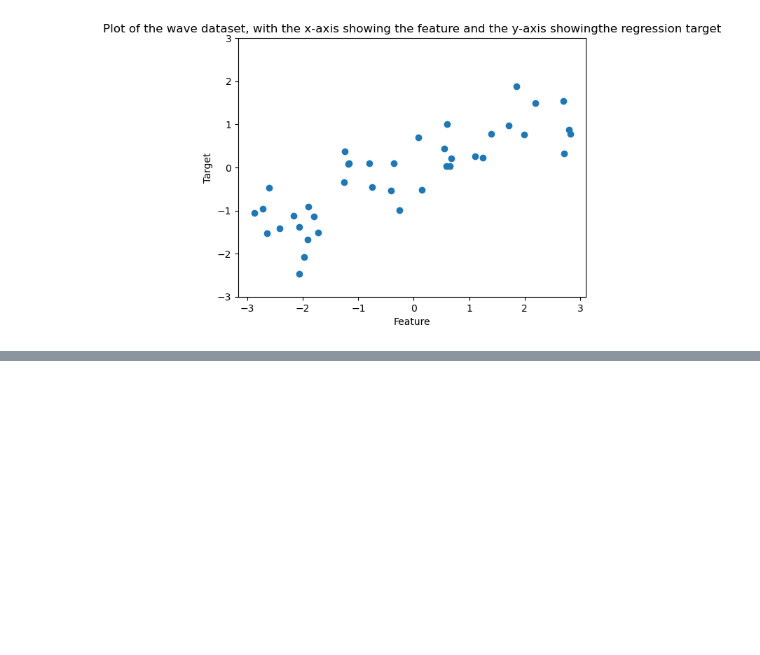
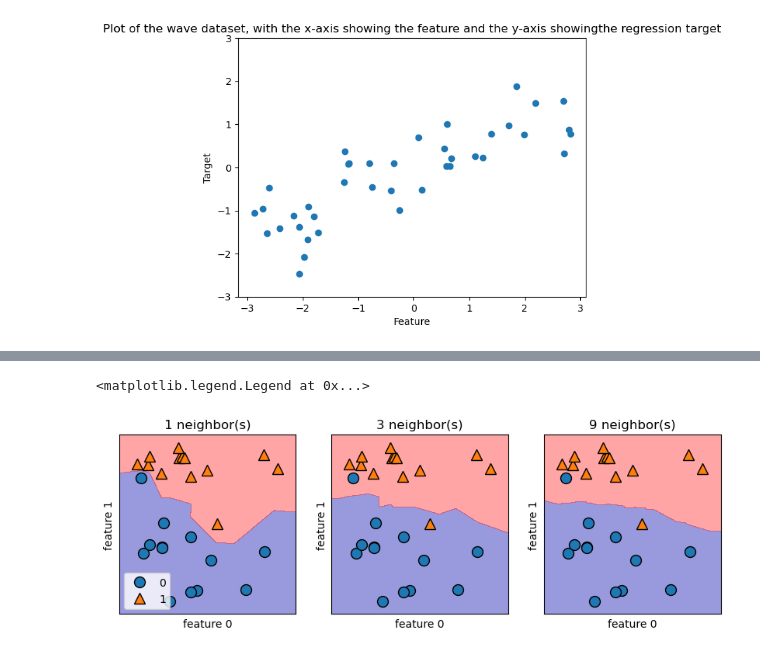
Before and after one commit to oouoz442/mml_IntorductionToMachineLearningWithPython, a Jupyter notebook: Chapter2_Inroduction_To_ML_With_Python.ipynb, the cells around one changed output, grey strips where cells are left out. Saved outputs shown, nothing was run; the diff lists cells and outputs as text; code cells hidden in the pictures; blank space fills up the shorter version.

```diff
--- a/Chapter2_Inroduction_To_ML_With_Python.ipynb
+++ b/Chapter2_Inroduction_To_ML_With_Python.ipynb
@@ -59,0 +127,15 @@ plt.show()
+# %%
+# k-nearest neighbors algorithm using scikitlearn
+# First, we split our data into a training and a test set so we can evaluate general‐
+# ization performance
+
+from sklearn.model_selection import train_test_split
+X, y = mglearn.datasets.make_forge()
+
+X_train, X_test, y_train, y_test = train_test_split(X, y, random_state=0)
+# %%
+# Next, we import and instantiate the class. This is when we can set parameters, like the
+# number of neighbors to use
+
+from sklearn.neighbors import KNeighborsClassifier
+clf = KNeighborsClassifier(n_neighbors=3)
@@ -59,0 +167,27 @@ plt.show()
+# %%
+# For two-dimensional datasets, we can also illustrate the prediction for all possible test
+# points in the xy-plane. We color the plane according to the class that would be
+# assigned to a point in this region. This lets us view the decision boundary, which is the
+# divide between where the algorithm assigns class 0 versus where it assigns class 1.
+
+# The following code produces the visualizations of the decision boundaries for one,
+# three, and nine neighbors
+
+fig, axes = plt.subplots(1, 3, figsize=(10, 3))
+
+for n_neighbors, ax in zip([1, 3, 9], axes):
+    # the fit method returns the object self, so we can instantiate
+    # and fit in one line
+    clf = KNeighborsClassifier(n_neighbors=n_neighbors).fit(X, y)
+    mglearn.plots.plot_2d_separator(clf, X, fill=True, eps=0.5, ax=ax, alpha=.4)
+    mglearn.discrete_scatter(X[:, 0], X[:, 1], y, ax=ax)
+    ax.set_title("{} neighbor(s)".format(n_neighbors))
+    ax.set_xlabel("feature 0")
+    ax.set_ylabel("feature 1")
+axes[0].legend(loc=3)
+
+# Decision boundaries created by the nearest neighbors model for different values of
+# n_neighbors
+# %% [output]
+<matplotlib.legend.Legend at 0x...>
+[figure, added]
```
Also changed, not shown: parts of 23 cells of this notebook.
